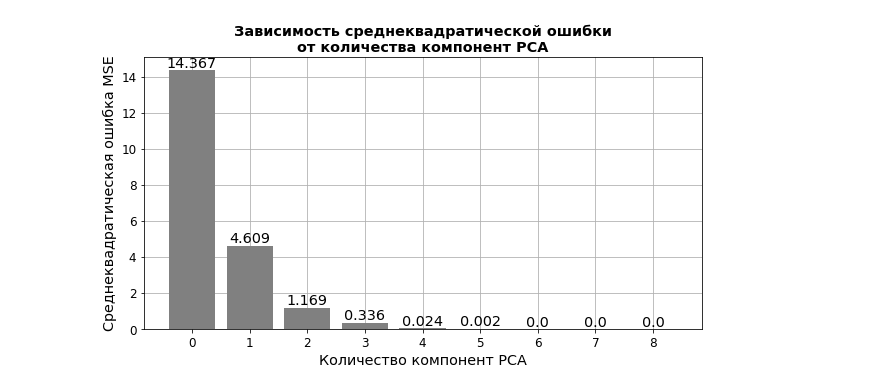
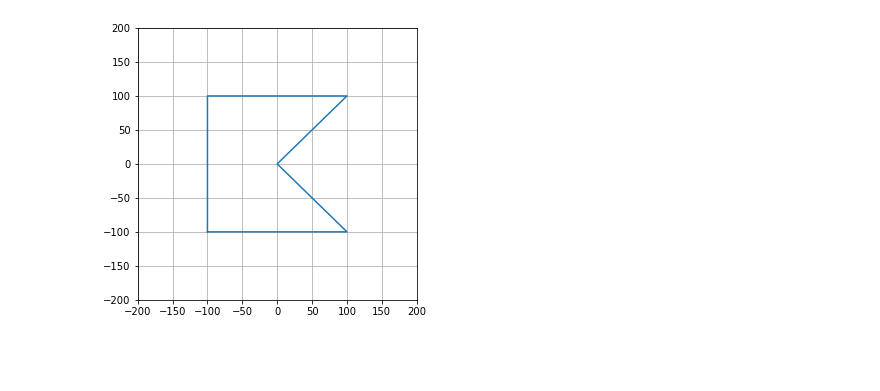
Before and after one commit to Math-basics/DZ_3, a Jupyter notebook: DZ_3.ipynb, the cells around one changed output. Saved outputs shown, nothing was run; the diff lists cells and outputs as text; code cells hidden in the pictures; blank space fills up the shorter version.

```diff
--- a/DZ_3.ipynb
+++ b/DZ_3.ipynb
@@ -206,30 +7,20 @@ plt.show()
-# %%
-# Размерность нашего массива 8х8, поэтому вызываем модель с количеством компонентов от 0 до 8
-plt.figure(figsize = (10, 5))
-for n in range(9):
-    # Вызываем модель понижения размерности данных
-    pca = PCA(n_components = n)
-    # Применяем к нашим данным
-    pca.fit(data_init)
-    data_pca = pca.transform(data_init)
-    # Восстанавливаем данные с потерей информации
-    data_rec = pca.inverse_transform(data_pca)
-    # Оцениваем среднеквадратическую ошибку
-    MSE = mean_squared_error(data_init, data_rec)
-    plt.bar(n, MSE, color = 'grey', zorder = 2)
-    plt.text(n, MSE, s = round(MSE, 3), fontsize = 'x-large', verticalalignment = 'bottom', horizontalalignment = 'center')
-
-
-# Оформление и надписи
-plt.grid()
-plt.xticks(range(0, 9))
-plt.tick_params(labelsize = 'large')
-
-plt.title('Зависимость среднеквадратической ошибки\nот количества компонент PCA', fontsize = 'x-large', fontweight = 'bold')
-plt.xlabel('Количество компонент PCA', fontsize = 'x-large')
-plt.ylabel('Среднеквадратическая ошибка MSE', fontsize = 'x-large')
-
-
-plt.show()
-# %% [output]
-[figure, removed]
+# %%
+# Исходные данные
+A = [[-100, -100, 1],
+[-100, 100, 1],
+[100, 100, 1],
+[0, 0, 1],
+[100, -100, 1],
+[-100, -100, 1]]
+A = np.array(A)
+x = A[:,0]
+y = A[:,1]
+
+# Изображение в координатах XY
+plt.figure(figsize=(5, 5))
+plt.plot(x, y)
+plt.ylim([-200, 200])
+plt.xlim([-200, 200])
+plt.grid()
+# %% [output]
+[figure, added]
```
Also changed, not shown: parts of 18 cells of this notebook.
